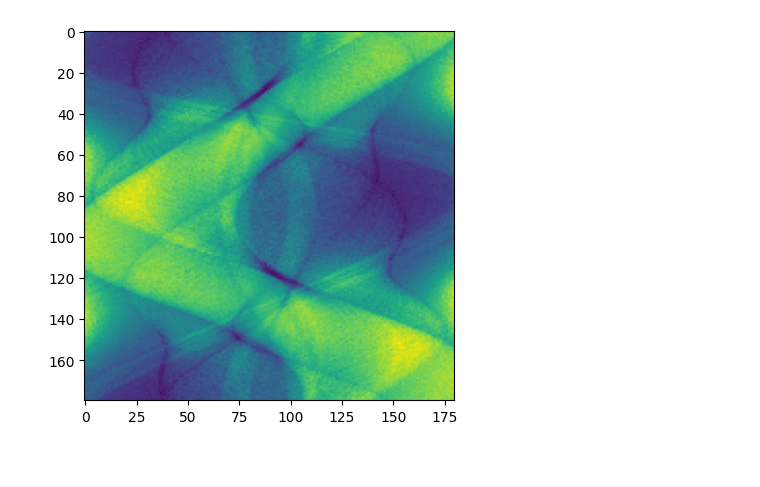
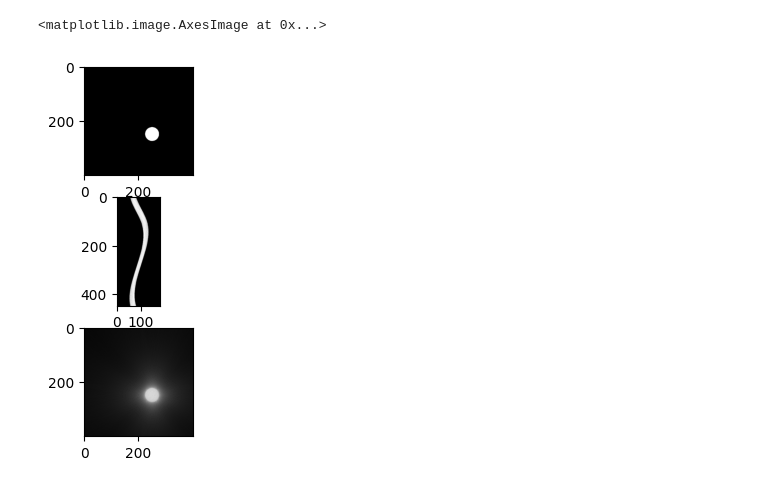
Before and after one commit to WiktorSzymanski/Tomography_Simulator_Project, a Jupyter notebook: main.ipynb, the cells around one changed output. Saved outputs shown, nothing was run; the diff lists cells and outputs as text; code cells hidden in the pictures.

```diff
--- a/main.ipynb
+++ b/main.ipynb
@@ -29,0 +32,13 @@ plt.show()
+# %%
+from helpers.image_exec import bresenhams_line
+import numpy as np
+import matplotlib.pyplot as plt
+
+img = np.zeros((100, 100))
+
+points = bresenhams_line((-50, -1), (99, 92), 100, 100)
+
+for (x,y) in points:
+  img[x,y] = 1
+
+plt.imshow(img, 'gray')
@@ -30,47 +48,82 @@ plt.show()
 # %%
 import cv2
+from skimage.draw import line_nd
 import numpy as np
 import matplotlib.pyplot as plt
 import time
 from helpers.image_exec import ImageExec
 import math
 from ipywidgets import interact
+from copy import deepcopy
+# from skimage import io
 
-img = plt.imread("./tomograf-zdjecia/Shepp_logan.jpg")
+# img = io.imread("./tomograf-zdjecia/Shepp_logan.jpg", as_gray=True)
 
+def rgb2gray(rgb):
+    return np.dot(rgb[...,:3], [0.2989, 0.5870, 0.1140])
+
+_, (plt1, plt2, plt3) = plt.subplots(3)
+
+img = plt.imread("./tomograf-zdjecia/Kropka.jpg")
 img_height, img_width, _ = np.shape(img)
+img = rgb2gray(img)
+# plt.subplot(1,2,1)
+plt1.imshow(img, 'gray')
+
 
 image = np.asarray(img)
 pxs = img_height
 
 im = ImageExec(image)
 
 sr = int(pxs / 2)
 r = int(sr * math.sqrt(2))
 
 sinogram = list()
 
-for x in np.arange(0, 360, 2):
-    im.clear_image()
+detectors_num = 180
+
+E = []
+D = []
+for x in np.arange(0, 360, 0.8):
+    # im.clear_image()
     alpha = math.radians(x)
-    fi = math.radians(90)
-    n = 180
+    fi = math.radians(180)
 
     E_x = int(r * math.cos(alpha)) + sr
     E_y = int(r * math.sin(alpha)) + sr
+    E.append((E_x, E_y))
+    D.append([])
 
     detectors = list()
 
-    for i in range(n):
-        D_x = int(r * math.cos(alpha + math.pi - fi / 2 + i * (fi / (n - 1)))) + sr
-        D_y = int(r * math.sin(alpha + math.pi - fi / 2 + i * (fi / (n - 1)))) + sr
+    for i in range(detectors_num):
+        D_x = int(r * math.cos(alpha + math.pi - fi / 2 + i * (fi / (detectors_num - 1)))) + sr
+        D_y = int(r * math.sin(alpha + math.pi - fi / 2 + i * (fi / (detectors_num - 1)))) + sr
         _, _, val = im.calc_bresenham_line((E_x,E_y),(D_x,D_y))
-
+        D[-1].append((D_x, D_y))
         detectors.append(val)
 
     sinogram.append((alpha, detectors))
 
-plt.imshow([x[1] for x in sinogram])
-plt.show()
+# plt.subplot(1,2,2)
+plt2.imshow([x[1] for x in sinogram], 'gray')
+
+sinogram = [x[1] for x in sinogram]
+
+# Back projection
+backprojected_img = np.zeros((img_height, img_width))
+
+for i in range(len(sinogram)):
+
+    for j in range(detectors_num):
+        line_x_points, line_y_points = line_nd(E[i], D[i][j])
+        for (x, y) in zip(line_x_points, line_y_points):
+            if x >= 0 and y < img_height and y >= 0 and x < img_width:
+                backprojected_img[y][x] += sinogram[i][j]
+
+
+plt3.imshow(backprojected_img, 'gray')
 # %% [output]
+<matplotlib.image.AxesImage at 0x...>
-[figure, old version]
+[figure, new version]
```
Also changed, not shown: parts of 2 cells of this notebook, 2 other files.
